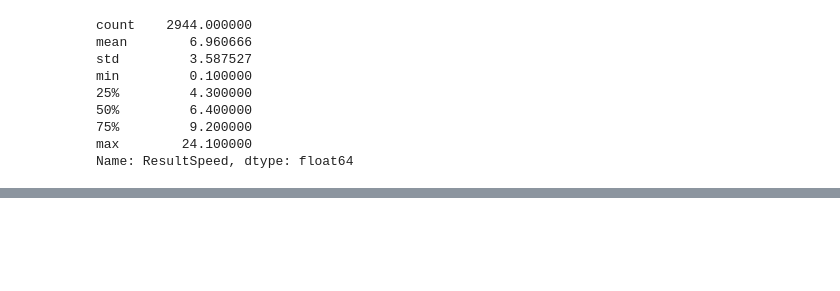
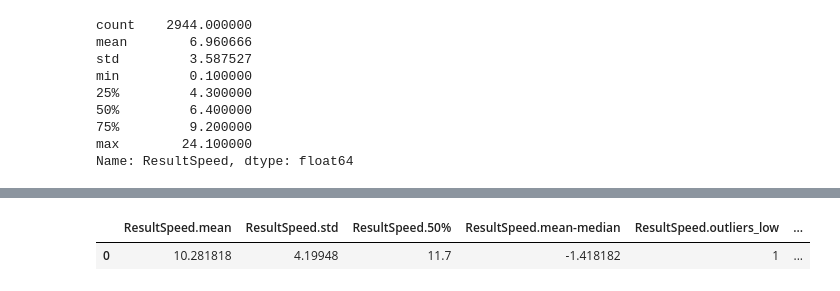
Before and after one commit to Erolino/WestNileVirus_Detection, a Jupyter notebook: WestNileVirus_Detection.ipynb, the cells around one changed output, grey strips where cells are left out. Saved outputs shown, nothing was run; the diff lists cells and outputs as text; code cells hidden in the pictures; blank space fills up the shorter version.

Commit message:
1st function of 14 day weather finished

```diff
--- a/WestNileVirus_Detection.ipynb
+++ b/WestNileVirus_Detection.ipynb
@@ -1995,0 +1952,21 @@ fff.index[0]+'.'+'count'
+# %%
+## important - column need to be clean, and dtype: int or float
+def get_summary(colum):
+    des=colum.describe()  # use describe to get summary
+    des=pd.DataFrame(des)  # turn into data frame
+    desT=des.T  # transpose describe to a table
+    desT.rename(columns={'mean':desT.index[0]+'.'+'mean','std':desT.index[0]+'.'+'std',
+                    '50%':desT.index[0]+'.'+'50%'},inplace=True) ## rename columns
+    desT.drop(['count','min','25%','75%','max'],1,inplace=True)
+    desT[desT.index[0]+'.'+'mean-median']=desT[desT.index[0]+'.'+'mean']-desT[desT.index[0]+'.'+'50%'] # add mean-median
+    outliers_low=sum((st.zscore(colum)<-2))
+    outliers_high=sum((st.zscore(colum)>2))
+    desT[desT.index[0]+'.'+'outliers_low']=outliers_low ## add outliers
+    desT[desT.index[0]+'.'+'outliers_high']=outliers_high
+    desT.reset_index(drop=True,inplace=True)
+    return desT
+# %%
+get_summary(weather.loc[0:10,'ResultSpeed'])
+# %% [output]
+|  | ResultSpeed.mean | ResultSpeed.std | ResultSpeed.50% | ResultSpeed.mean-median | ResultSpeed.outliers_low | ... |
+| 0 | 10.281818 | 4.19948 | 11.7 | -1.418182 | 1 | ... |
```
Also changed, not shown: parts of 10 cells of this notebook.
